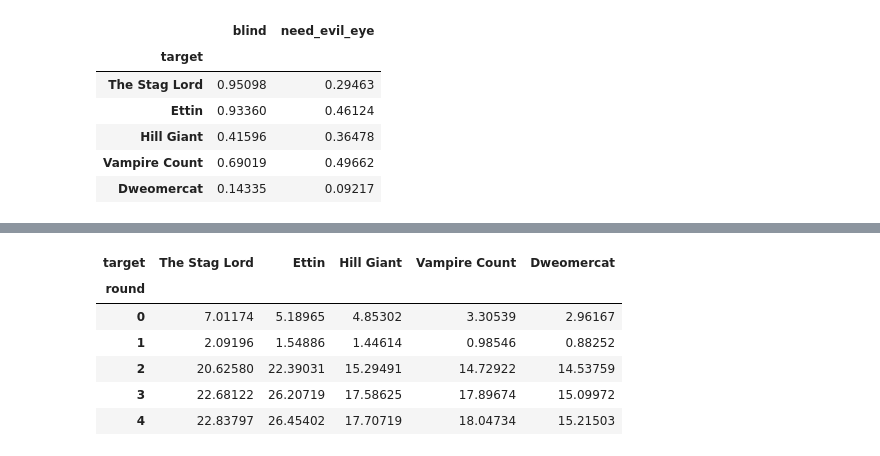
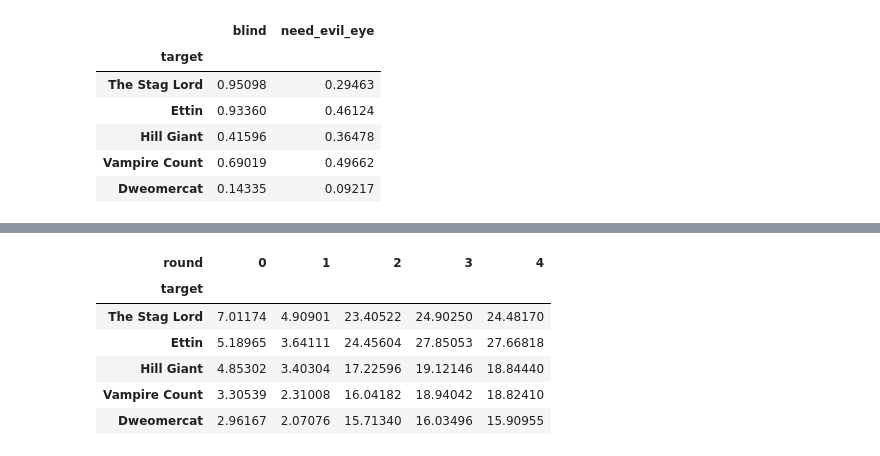
Before and after one commit to crusaderky/pathfinder2e_stats, a Jupyter notebook: notebooks/add_injury_to_insult.ipynb, the cells around one changed output, grey strips where cells are left out. Saved outputs shown, nothing was run; the diff lists cells and outputs as text; code cells hidden in the pictures.

```diff
--- a/notebooks/add_injury_to_insult.ipynb
+++ b/notebooks/add_injury_to_insult.ipynb
@@ -137,12 +126,12 @@ def maximum(*args):
     return out
 
 will.append(
-    targets.Will
-    + targets.bonus_save_vs_magic
-    - maximum(
-        sickened[-1],
-        bon_mot.Will_penalty,
-        frightened.isel(round=1, drop=True),
+    sum_bonuses(
+        ("untyped", targets.Will),
+        ("status", targets.bonus_save_vs_magic),
+        ("status", -sickened[-1]),
+        ("status", -bon_mot.Will_penalty),
+        ("status", -frightened.isel(round=1, drop=True)),
     )
 )
 # TODO: pass incapacitation DataArray directly to check(..., incapacitation=...)
@@ -205,9 +194,12 @@ Otherwise, cast Sure Strike. Then, cast Biting Words.
 # %%
 for rnd in range(3, 6):
     will.append(
-        targets.Will
-        + targets.bonus_save_vs_magic
-        - np.maximum(sickened[-1], bon_mot.Will_penalty)
+        sum_bonuses(
+            ("untyped", targets.Will),
+            ("status", targets.bonus_save_vs_magic),
+            ("status", -sickened[-1]),
+            ("status", -bon_mot.Will_penalty),
+        )
     )
     evil_eye_mask = blindness.need_evil_eye if rnd == 3 else None
     sickened.append(
@@ -226,10 +218,15 @@ sickened = xarray.concat(sickened, dim="round")
 off_guard = xarray.concat(
     [
         xarray.DataArray(False),
-        xarray.where(blindness.blind, 2, 0).expand_dims(round=4),
+        blindness.blind.expand_dims(round=4),
     ],
     dim="round"
 )
-AC = targets.AC - np.maximum(frightened, sickened) - off_guard
-AC
+AC = sum_bonuses(
+    ("untyped", targets.AC),
+    ("status", -frightened),
+    ("status", -sickened),
+    ("circumstance", off_guard * -2),
+)
+AC.mean("roll").to_pandas()
 # %% [output]
@@ -292,8 +269,8 @@ Dimensions without coordinates: round, roll
 # %%
 final = xarray.Dataset(
     {
-        "AC_debuff": AC - targets.AC + targets.sickened,
-        "Will_debuff": will - targets.Will - targets.bonus_save_vs_magic + targets.sickened,
+        "AC": AC,
+        "Will": will,
         "blind": blindness.blind,
         "need_evil_eye": blindness.need_evil_eye,
         "blistering_invective": blistering_invective_damage,
@@ -301,5 +278,8 @@ final = xarray.Dataset(
         "total_damage": blistering_invective_damage + biting_words_damage,
     }
 ).transpose("target", "roll", "round")
+final["harmed"] = final.total_damage.sum("round") > 0
+final["bloodied"] = final.total_damage.sum("round") > targets.HP // 2
+final["killed"] = final.total_damage.sum("round") >= targets.HP
 final
 # %% [output]
@@ -326,10 +309,11 @@ final.mean("roll").sum("round")[["blistering_invective", "biting_words", "total_
 # %%
-final.mean("roll")["total_damage"].to_pandas().T
+# Mean damage, by round
+final.mean("roll")["total_damage"].to_pandas()
 # %% [output]
-| target | The Stag Lord | Ettin | Hill Giant | Vampire Count | Dweomercat |
-| round |  |  |  |  |  |
-| 0 | 7.01174 | 5.18965 | 4.85302 | 3.30539 | 2.96167 |
-| 1 | 2.09196 | 1.54886 | 1.44614 | 0.98546 | 0.88252 |
-| 2 | 20.62580 | 22.39031 | 15.29491 | 14.72922 | 14.53759 |
-| 3 | 22.68122 | 26.20719 | 17.58625 | 17.89674 | 15.09972 |
-| 4 | 22.83797 | 26.45402 | 17.70719 | 18.04734 | 15.21503 |
+| round | 0 | 1 | 2 | 3 | 4 |
+| target |  |  |  |  |  |
+| The Stag Lord | 7.01174 | 4.90901 | 23.40522 | 24.90250 | 24.48170 |
+| Ettin | 5.18965 | 3.64111 | 24.45604 | 27.85053 | 27.66818 |
+| Hill Giant | 4.85302 | 3.40304 | 17.22596 | 19.12146 | 18.84440 |
+| Vampire Count | 3.30539 | 2.31008 | 16.04182 | 18.94042 | 18.82410 |
+| Dweomercat | 2.96167 | 2.07076 | 15.71340 | 16.03496 | 15.90955 |
```
Also changed, not shown: parts of 18 cells of this notebook, 7 other files.
